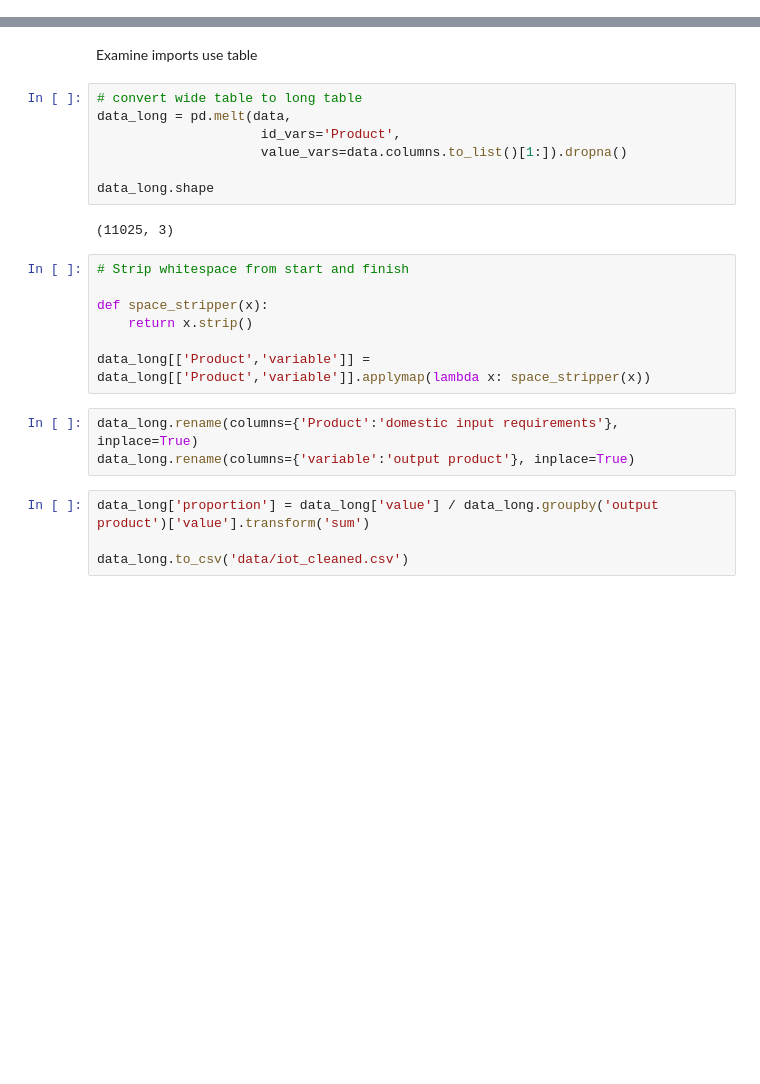
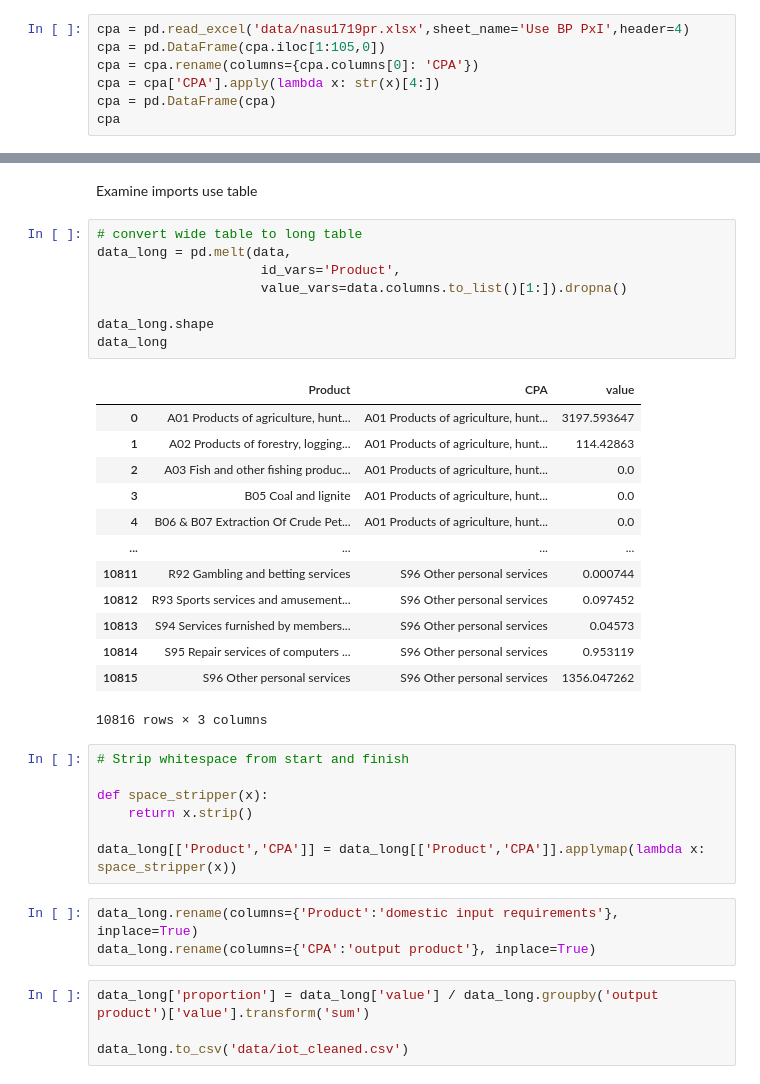
Before and after one commit to banksad/supply_chain_app, a Jupyter notebook: notebooks/preprocess_domestic_pxp.ipynb, the cells around one changed output, grey strips where cells are left out. Drawn from its saved outputs; the diff is of its cells as text; blank space fills up the shorter version.

```diff
--- a/notebooks/preprocess_domestic_pxp.ipynb
+++ b/notebooks/preprocess_domestic_pxp.ipynb
@@ -20,0 +19,7 @@ data.tail()
+# %%
+cpa = pd.read_excel('data/nasu1719pr.xlsx',sheet_name='Use BP PxI',header=4)
+cpa = pd.DataFrame(cpa.iloc[1:105,0])
+cpa = cpa.rename(columns={cpa.columns[0]: 'CPA'})
+cpa = cpa['CPA'].apply(lambda x: str(x)[4:])
+cpa = pd.DataFrame(cpa)
+cpa
@@ -23,22 +84,35 @@ Examine imports use table
 # %%
 # convert wide table to long table
 data_long = pd.melt(data,
                      id_vars='Product',
                      value_vars=data.columns.to_list()[1:]).dropna()
 
 data_long.shape
+data_long
 # %% [output]
+|  | Product | CPA | value |
+| 0 | A01 Products of agriculture, hunt... | A01 Products of agriculture, hunt... | 3197.593647 |
+| 1 | A02 Products of forestry, logging... | A01 Products of agriculture, hunt... | 114.42863 |
+| 2 | A03 Fish and other fishing produc... | A01 Products of agriculture, hunt... | 0.0 |
+| 3 | B05 Coal and lignite | A01 Products of agriculture, hunt... | 0.0 |
+| 4 | B06 & B07 Extraction Of Crude Pet... | A01 Products of agriculture, hunt... | 0.0 |
+| ... | ... | ... | ... |
+| 10811 | R92 Gambling and betting services | S96 Other personal services | 0.000744 |
+| 10812 | R93 Sports services and amusement... | S96 Other personal services | 0.097452 |
+| 10813 | S94 Services furnished by members... | S96 Other personal services | 0.04573 |
+| 10814 | S95 Repair services of computers ... | S96 Other personal services | 0.953119 |
+| 10815 | S96 Other personal services | S96 Other personal services | 1356.047262 |
-(11025, 3)
+10816 rows × 3 columns
 # %%
 # Strip whitespace from start and finish
 
 def space_stripper(x):
     return x.strip()
 
-data_long[['Product','variable']] = data_long[['Product','variable']].applymap(lambda x: space_stripper(x))
+data_long[['Product','CPA']] = data_long[['Product','CPA']].applymap(lambda x: space_stripper(x))
 # %%
 data_long.rename(columns={'Product':'domestic input requirements'}, inplace=True)
-data_long.rename(columns={'variable':'output product'}, inplace=True)
+data_long.rename(columns={'CPA':'output product'}, inplace=True)
 # %%
 data_long['proportion'] = data_long['value'] / data_long.groupby('output product')['value'].transform('sum')
 
```
Also changed, not shown: parts of 6 cells of this notebook, 4 other files.
